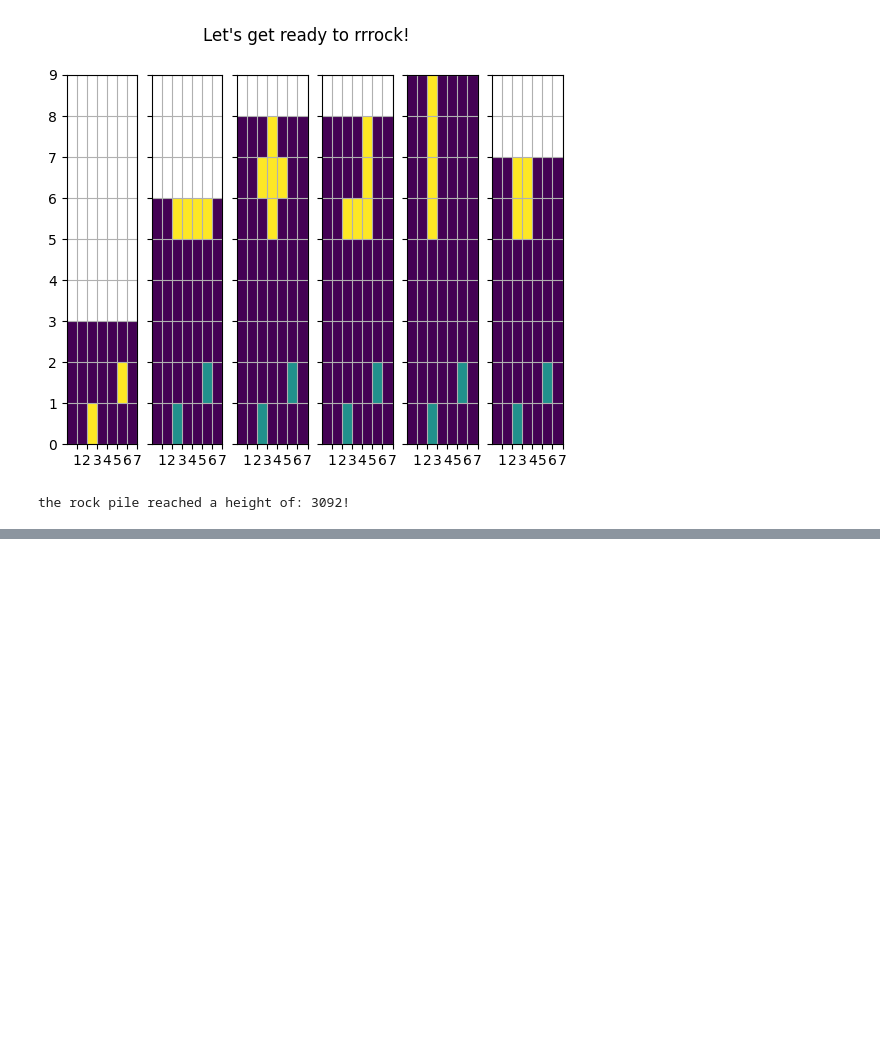
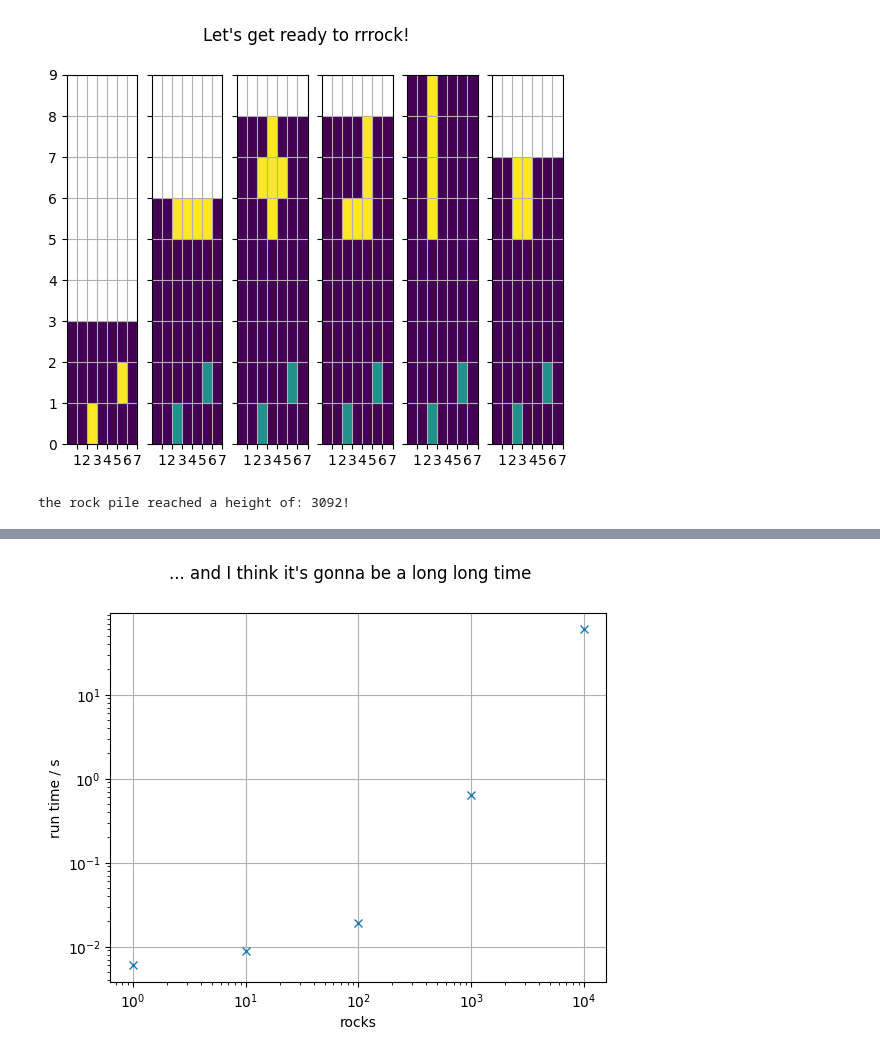
Before and after one commit to nouseforkeys/advent_of_code_22, a Jupyter notebook: day_17.ipynb, the cells around one changed output, grey strips where cells are left out. Cells and saved outputs as stored; diff of their text form; code cells hidden in the pictures; blank space fills up the shorter version.

Commit message:
WIP - added a plot of how long it takes to run with differet numbers of iterations for part 2

```diff
--- a/day_17.ipynb
+++ b/day_17.ipynb
@@ -175,0 +194,14 @@ the rock pile reached a height of: 3092!
+# %%
+# let's do a little test
+magnitudes, times = [], []
+for magnitude in range(0, 6):
+    print(magnitude)
+    start = time.time()
+    try:
+        run_rock_sim(int(10**magnitude), rock_moves)
+        magnitudes.append(magnitude)
+        delta = time.time() - start
+        times.append(delta)
+    except KeyboardInterrupt:
+        delta = time.time() - start
+        print(f'quit early at magnitude {magnitude} after {delta}s')
@@ -175,0 +216,9 @@ the rock pile reached a height of: 3092!
+# %%
+fig, ax = plt.subplots()
+ax.loglog([10**mag for mag in magnitudes], times, 'x')
+fig.suptitle('... and I think it\'s gonna be a long long time')
+ax.set_xlabel('rocks')
+ax.set_ylabel('run time / s')
+ax.grid('ON')
+# %% [output]
+[figure, added]
```
Also changed, not shown: parts of 4 cells of this notebook.
